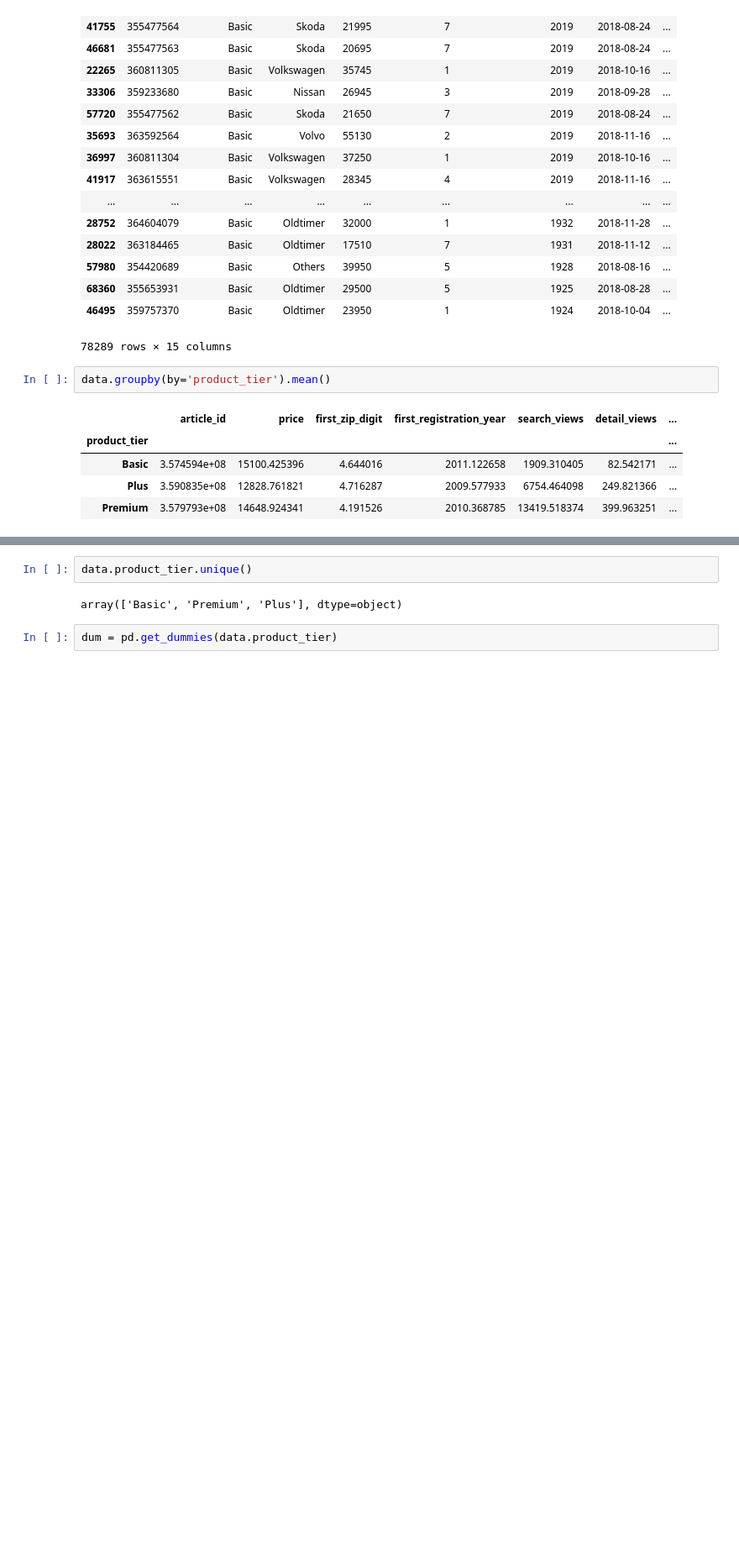
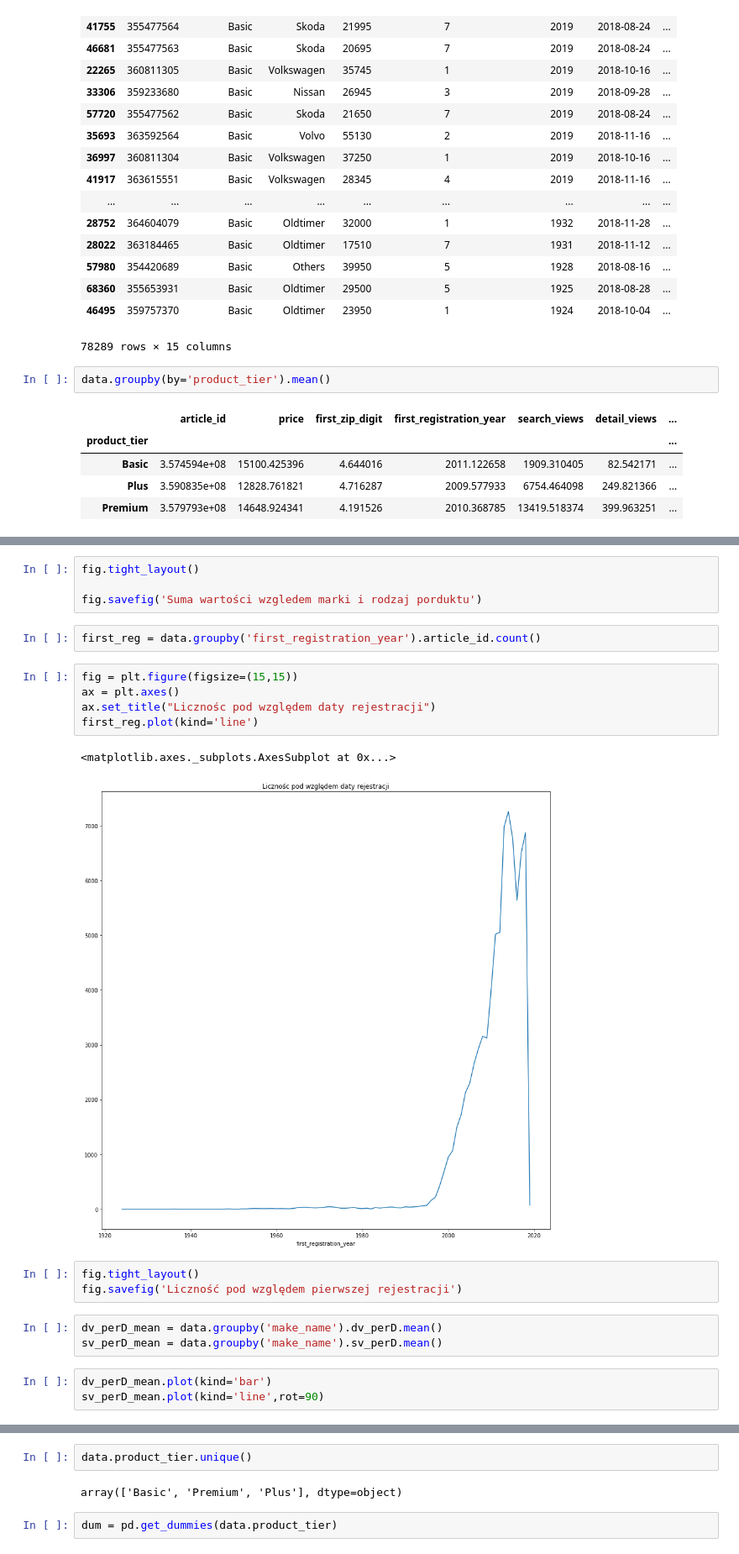
Before and after one commit to infoshareacademy/jdszw1-delta, a Jupyter notebook: AutoOpchne/JDSZW1DE-25.ipynb, the cells around one changed output, grey strips where cells are left out. Shown at 84% size. Saved outputs shown, nothing was run; the diff lists cells and outputs as text; blank space fills up the shorter version.

```diff
--- a/AutoOpchne/JDSZW1DE-25.ipynb
+++ b/AutoOpchne/JDSZW1DE-25.ipynb
@@ -168,0 +239,23 @@ data.groupby(by='product_tier').mean()
+# %%
+fig.tight_layout()
+
+fig.savefig('Suma wartości wzgledem marki i rodzaj porduktu')
+# %%
+first_reg = data.groupby('first_registration_year').article_id.count()
+# %%
+fig = plt.figure(figsize=(15,15))
+ax = plt.axes()
+ax.set_title("Licznośc pod względem daty rejestracji")
+first_reg.plot(kind='line')
+# %% [output]
+<matplotlib.axes._subplots.AxesSubplot at 0x...>
+[figure, added]
+# %%
+fig.tight_layout()
+fig.savefig('Liczność pod względem pierwszej rejestracji')
+# %%
+dv_perD_mean = data.groupby('make_name').dv_perD.mean()
+sv_perD_mean = data.groupby('make_name').sv_perD.mean()
+# %%
+dv_perD_mean.plot(kind='bar')
+sv_perD_mean.plot(kind='line',rot=90)
```
Also changed, not shown: parts of 74 cells of this notebook.
